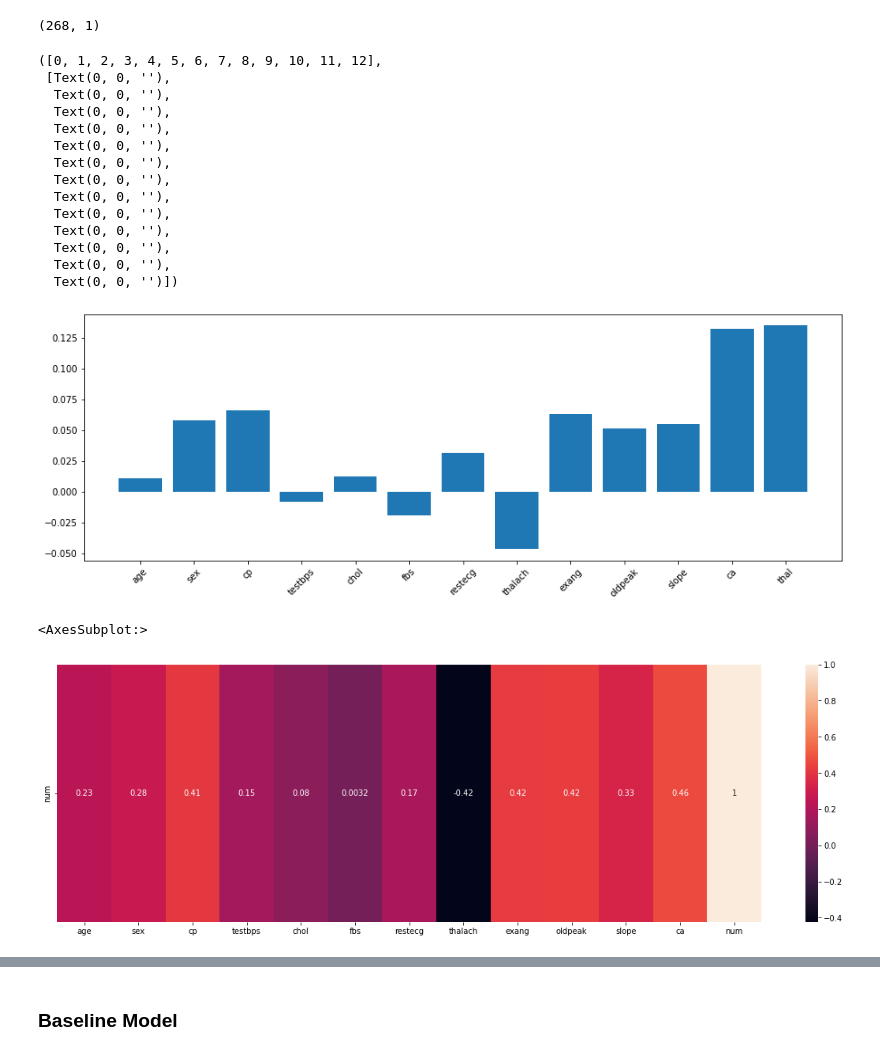
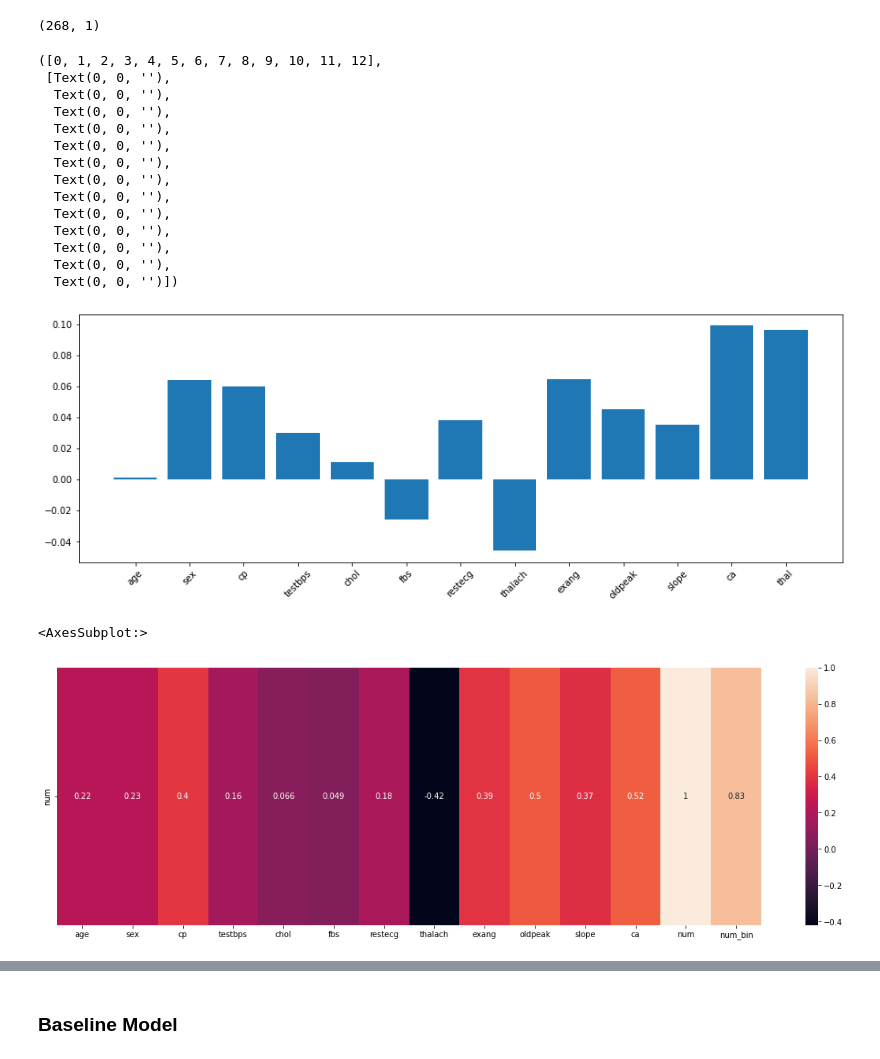
Before and after one commit to WizenPainter/DTU-02450, a Jupyter notebook: Assignment 1/project.ipynb, the cells around one changed output, grey strips where cells are left out. Saved outputs shown, nothing was run; the diff lists cells and outputs as text; code cells hidden in the pictures.

```diff
--- a/Assignment 1/project.ipynb
+++ b/Assignment 1/project.ipynb
@@ -455,11 +458,11 @@ ax.grid()
 # %% [markdown]
 ### Standarization
 # %%
-cleveland.num = [0 if x ==0 else 1 for x in cleveland.num]
+cleveland['num_bin'] = np.array([0 if x ==0 else 1 for x in cleveland.num])
 # %%
 clf = StandardScaler()
-y = cleveland.num
-X = cleveland.drop('num', axis=1)
+y = cleveland['num_bin']
+X = cleveland.drop(['num','num_bin'], axis=1)
 X['thal'] = X.thal.astype(float)
 K = 10
 # X = clf.fit_transform(X)
@@ -641,32 +642,33 @@ Error_train_sm.shape
 (268, 1)
 # %%
 # plt.bar(np.arange(13),mdl.coef_)
+X_columns = cleveland.drop(['num','num_bin'], axis=1)
+X_columns = X_columns.columns
 plt.figure(figsize=(15,5))
-# sns.heatmap(cleveland.corr()[12:13], annot=True)
-plt.bar(X.columns,mdl.coef_)
+plt.bar(X_columns,mdl.coef_)
 plt.xticks(rotation=45)
 # %% [output]
 ([0, 1, 2, 3, 4, 5, 6, 7, 8, 9, 10, 11, 12],
  [Text(0, 0, ''),
   Text(0, 0, ''),
   Text(0, 0, ''),
   Text(0, 0, ''),
   Text(0, 0, ''),
   Text(0, 0, ''),
   Text(0, 0, ''),
   Text(0, 0, ''),
   Text(0, 0, ''),
   Text(0, 0, ''),
   Text(0, 0, ''),
   Text(0, 0, ''),
   Text(0, 0, '')])
-[figure, old version]
+[figure, new version]
 # %%
 plt.figure(figsize=(20,6))
 sns.heatmap(cleveland.corr()[12:13], annot=True)
 # %% [output]
 <AxesSubplot:>
-[figure, old version]
+[figure, new version]
 # %%
 plt.plot(Error_train_sm)
 plt.plot(Error_test_sm)
```
Also changed, not shown: parts of 15 cells of this notebook.
